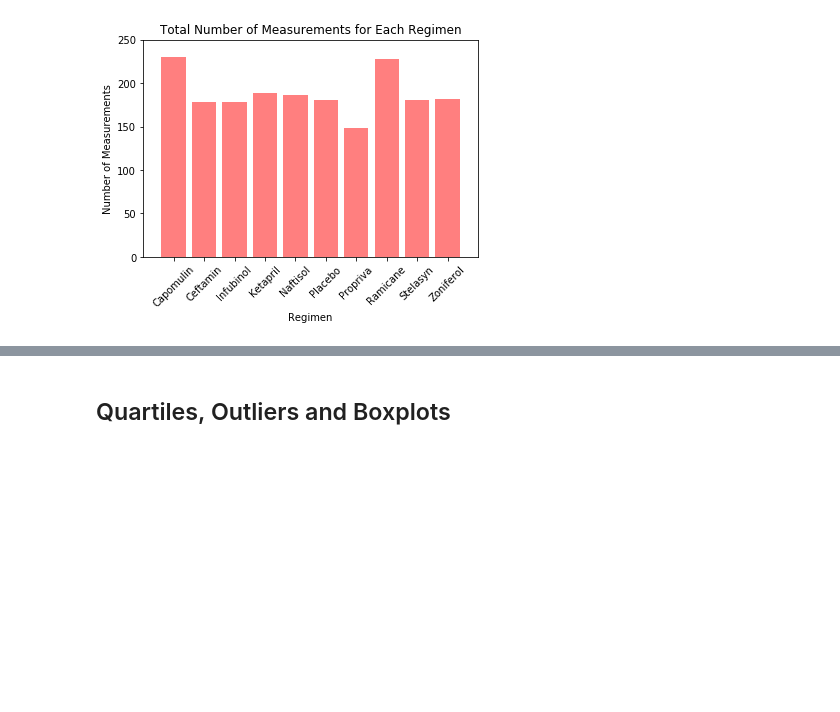
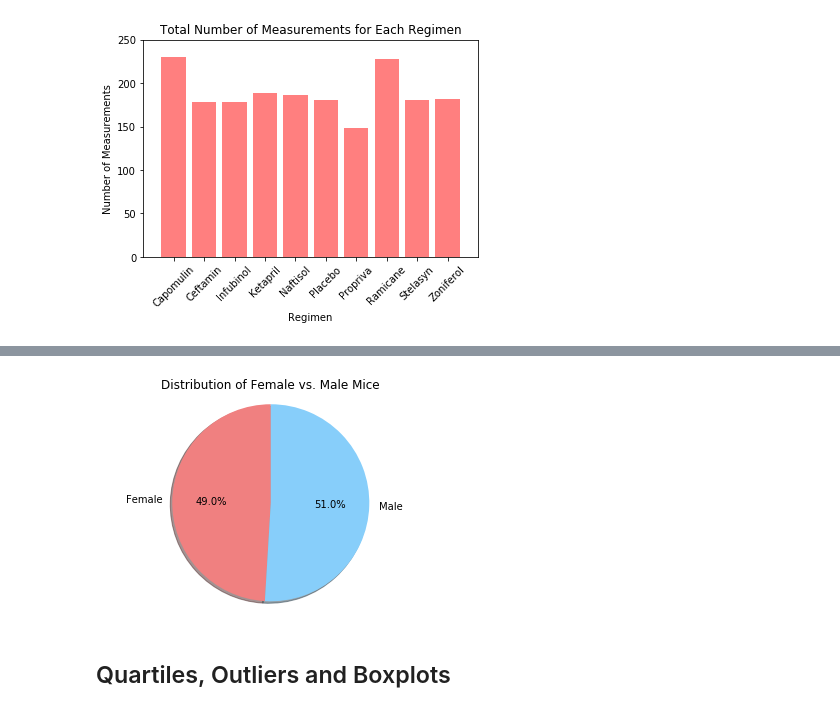
Before and after one commit to ztcnrh/matplotlib-challenge, a Jupyter notebook: pymaceuticals_starter.ipynb, the cells around one changed output, grey strips where cells are left out. Cells and saved outputs as stored; diff of their text form; code cells hidden in the pictures; blank space fills up the shorter version.

```diff
--- a/pymaceuticals_starter.ipynb
+++ b/pymaceuticals_starter.ipynb
@@ -188,2 +200,18 @@ plt.show()
+# %%
+# Generate a pie plot showing the distribution of female versus male mice using pyplot
+sex_distribution = sex_group.count().iloc[:, 0]
+labels = sex_distribution.index.get_level_values('Sex').tolist()
+colors = ["lightcoral", "lightskyblue"]
+plt.pie(sex_distribution, labels=labels, colors=colors,
+        autopct="%1.1f%%",shadow=True, startangle=90)
+
+# Other aesthetics
+plt.title("Distribution of Female vs. Male Mice")
+plt.ylabel("")
+
+plt.axis("equal")
+plt.show()
+# %% [output]
+[figure, added]
 # %% [markdown]
 ## Quartiles, Outliers and Boxplots
```
Also changed, not shown: parts of 9 cells of this notebook.
